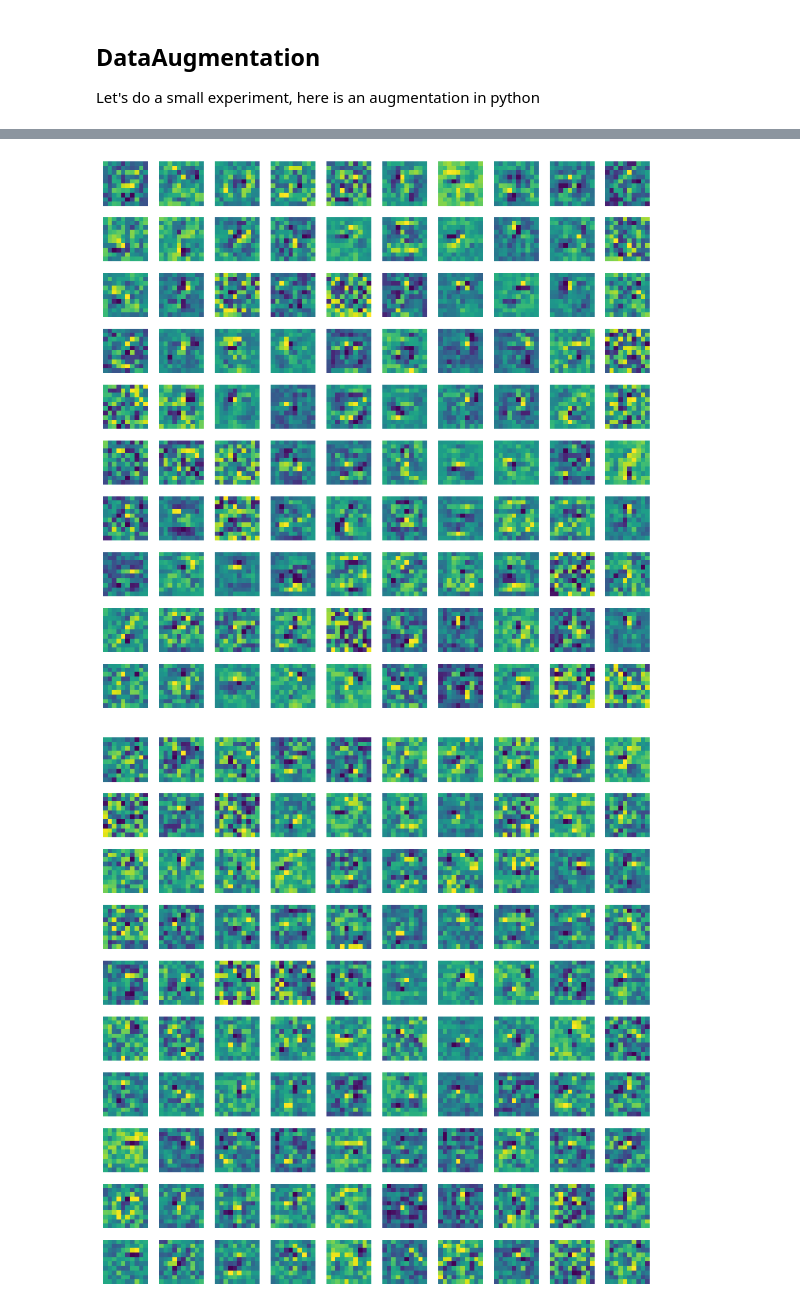
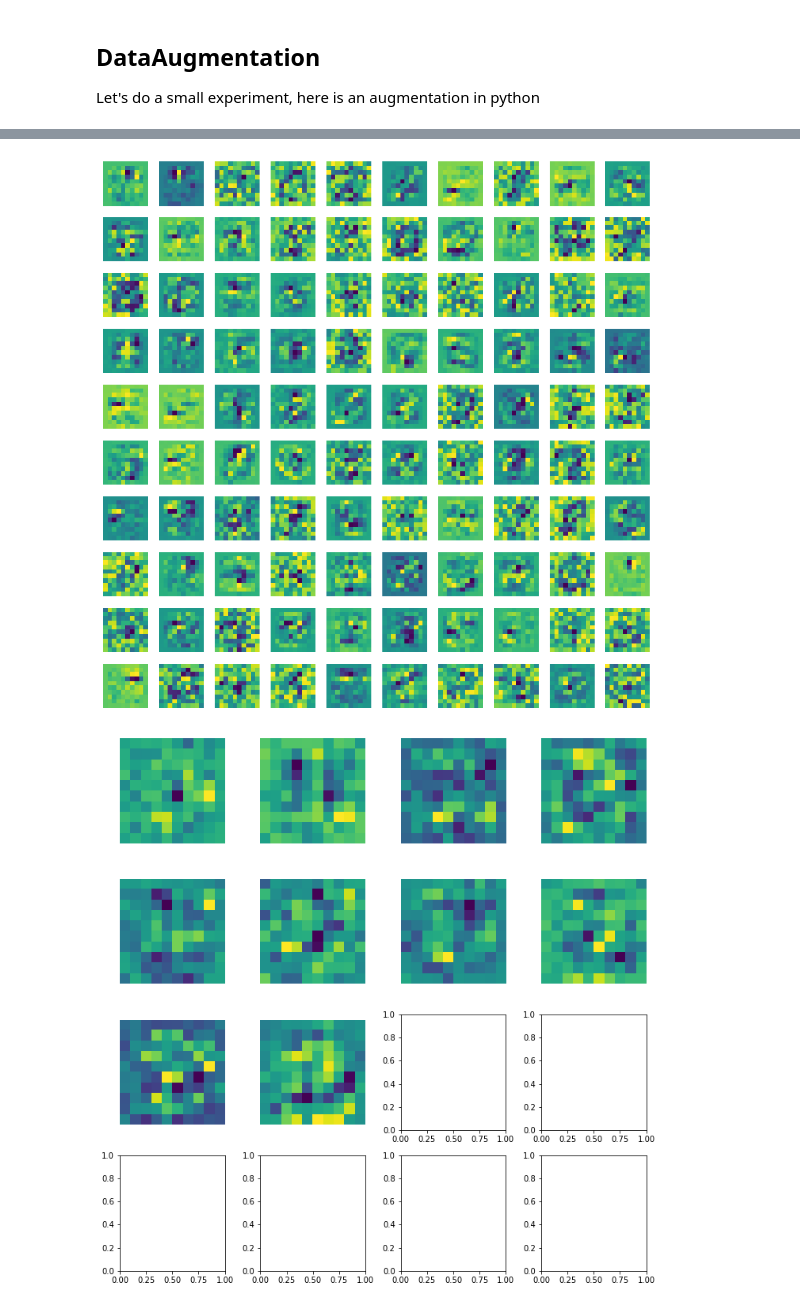
Before and after one commit to tribbloid/convnet-abstraction, a Jupyter notebook: slide/B-experiment.ipynb, the cells around one changed output, grey strips where cells are left out. Drawn from its saved outputs; the diff is of its cells as text; code cells hidden in the pictures.

Commit message:
add initializer and adam optimizer, still doesn't show intended result

```diff
--- a/slide/B-experiment.ipynb
+++ b/slide/B-experiment.ipynb
@@ -112,10 +112,10 @@ def newModel() -> glu.nn.HybridSequential:
     model = glu.nn.HybridSequential()
     # with model.name_scope():
     model.add(
-        HWY((
-            glu.nn.Dense(100),
-            glu.nn.Activation('relu')
-        )),
+        # HWY((
+        #     glu.nn.Dense(100),
+        #     glu.nn.Activation('relu')
+        # )),
         HWY((
             glu.nn.Dense(100),
             glu.nn.Activation('relu')
@@ -123,7 +123,9 @@ def newModel() -> glu.nn.HybridSequential:
         glu.nn.Dense(10)
     )
 
-    model.initialize(ctx=CTX)
+    init = initializer.Uniform()
+    # init = initializer.One()
+    model.initialize(ctx=CTX, init=init)
     return model
 # %%
 
@@ -141,7 +143,7 @@ def train(
         name: str,
         loader: DataLoader = data,
         lossTarget=0.15,
-        maxEpochs=50,
+        maxEpochs=100,
         aug=lambda v: v
 ) -> Sequential:
     model = newModel()
@@ -154,7 +156,7 @@ def train(
     except Exception as ee:
         print(f">> model being learned from scratch: {filePath}")
 
-        optimizer = glu.Trainer(model.collect_params(), 'sgd', {'learning_rate': 0.01})
+        optimizer = glu.Trainer(model.collect_params(), 'adam', {'learning_rate': 0.01})
 
         # cc = 0
         for epoch in range(maxEpochs):
@@ -220,10 +222,10 @@ Training loss: 0.1479089778484598
 fc1 = model[0].getLayers()[0]
 utils.helper.viewFCWeights(fc1)
 # %% [output]
-[figure, old version]
+[figure, new version]
 # %%
 
-fc2 = model[1].getLayers()[0]
-utils.helper.viewFCWeights(fc2)
+fc3 = model[1]
+utils.helper.viewFCWeights(fc3)
 # %% [output]
-[figure, old version]
+[figure, new version]
```
Also changed, not shown: parts of 11 cells of this notebook, 1 other file.
